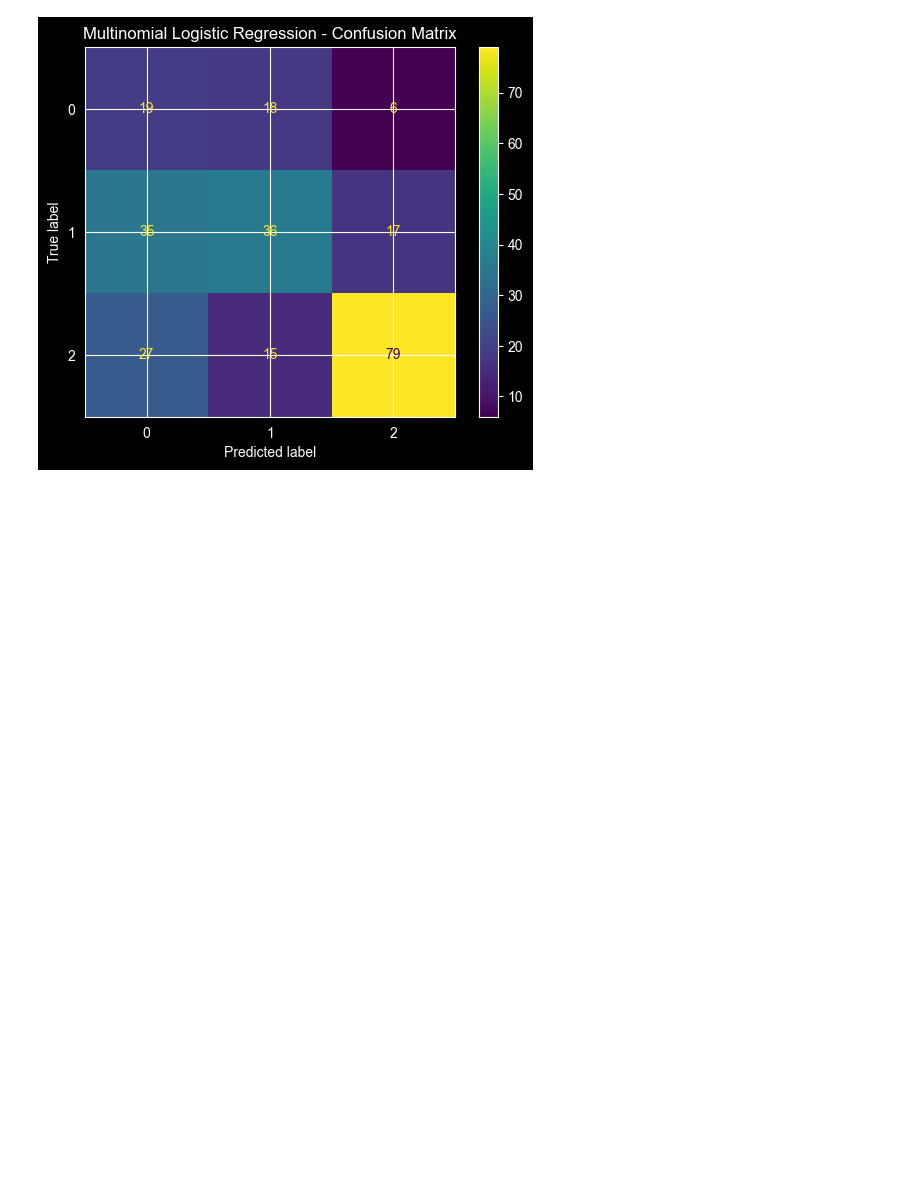
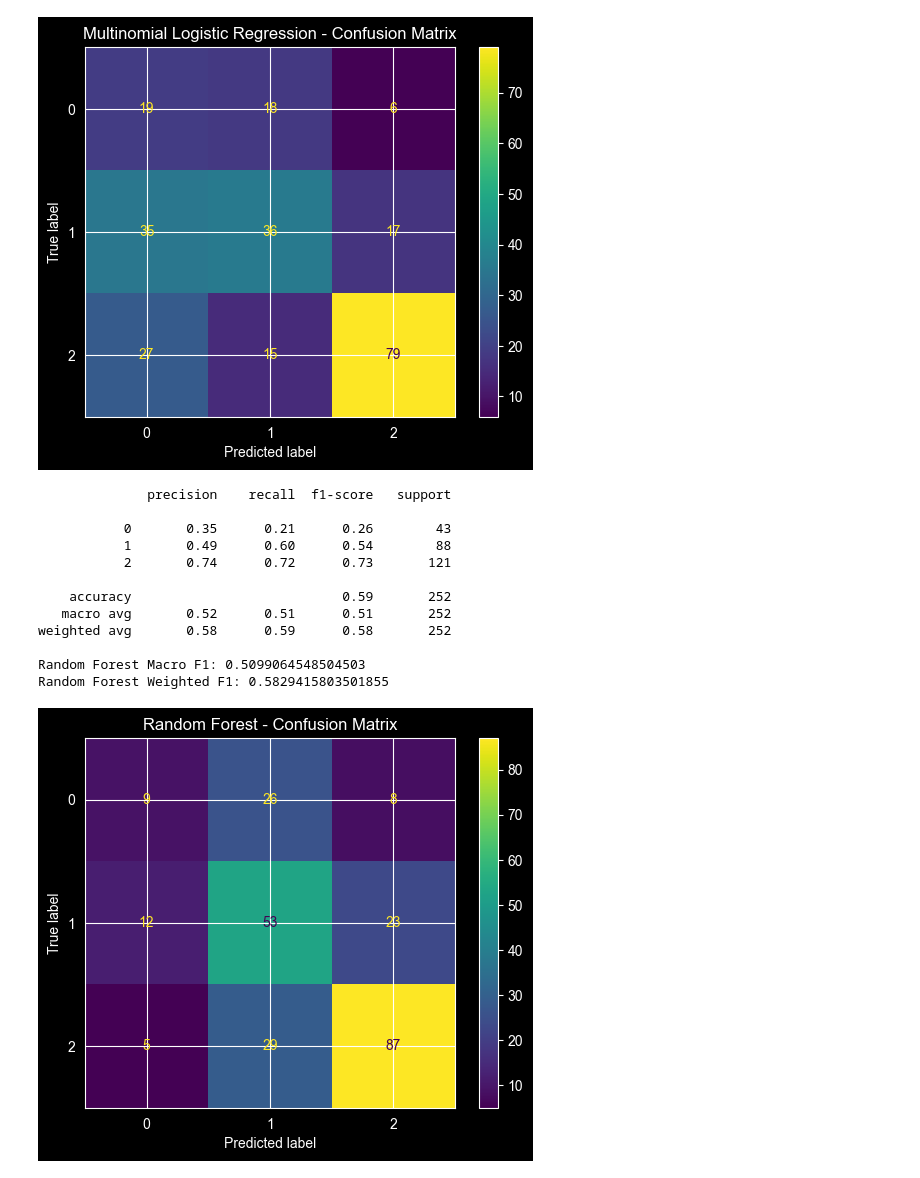
Before and after one commit to mateidiana/WellBeingModelling, a Jupyter notebook: notebooks/baseline_models/02_1_baseline_models_mh_tech.ipynb, the cells around one changed output. Cells and saved outputs as stored; diff of their text form; code cells hidden in the pictures; blank space fills up the shorter version.

```diff
--- a/notebooks/baseline_models/02_1_baseline_models_mh_tech.ipynb
+++ b/notebooks/baseline_models/02_1_baseline_models_mh_tech.ipynb
@@ -136,0 +163,45 @@ Weighted F1: 0.5526390831625546
+# %%
+from sklearn.metrics import classification_report, f1_score, ConfusionMatrixDisplay
+import matplotlib.pyplot as plt
+import pandas as pd
+
+print(classification_report(y_test, y_pred_rf))
+
+macro_f1_rf = f1_score(y_test, y_pred_rf, average="macro")
+weighted_f1_rf = f1_score(y_test, y_pred_rf, average="weighted")
+
+print("Random Forest Macro F1:", macro_f1_rf)
+print("Random Forest Weighted F1:", weighted_f1_rf)
+
+ConfusionMatrixDisplay.from_predictions(y_test, y_pred_rf)
+plt.title("Random Forest - Confusion Matrix")
+plt.show()
+
+feature_importance = pd.Series(
+    rf.feature_importances_,
+    index=X.columns
+).sort_values(ascending=False)
+
+feature_importance.head(15)
+feature_importance.head(15).sort_values().plot(
+    kind="barh",
+    figsize=(8,6)
+)
+
+plt.title("Random Forest Feature Importance")
+plt.xlabel("Importance")
+plt.show()
+# %% [output]
+              precision    recall  f1-score   support
+
+           0       0.35      0.21      0.26        43
+           1       0.49      0.60      0.54        88
+           2       0.74      0.72      0.73       121
+
+    accuracy                           0.59       252
+   macro avg       0.52      0.51      0.51       252
+weighted avg       0.58      0.59      0.58       252
+
+Random Forest Macro F1: 0.5099064548504503
+Random Forest Weighted F1: 0.5829415803501855
+[figure, added]
```
Also changed, not shown: parts of 12 cells of this notebook.
